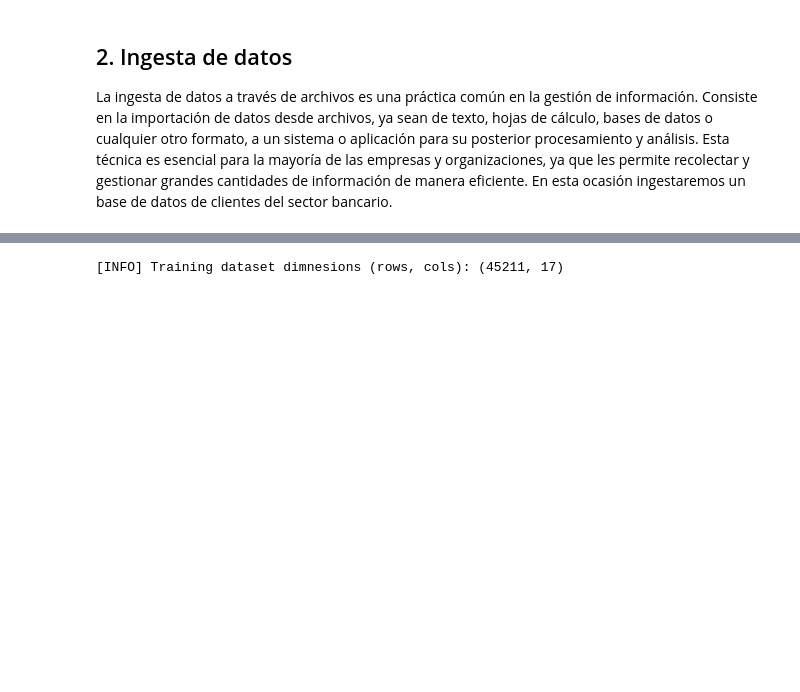
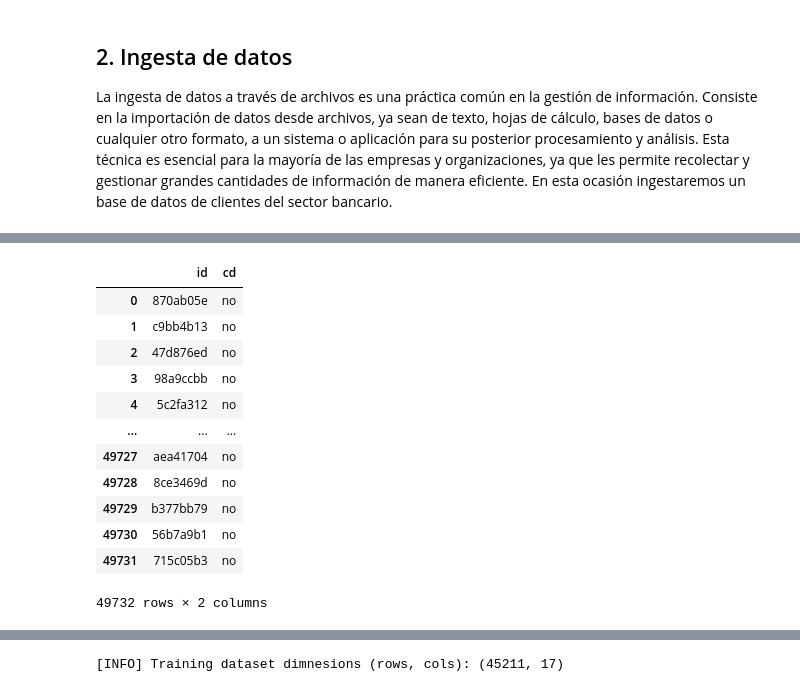
Before and after one commit to joefavergel/pbs-enae-python-beginners-course, a Jupyter notebook: 5-python-data-engineering.ipynb, the cells around one changed output, grey strips where cells are left out. Cells and saved outputs as stored; diff of their text form; code cells hidden in the pictures; blank space fills up the shorter version.

```diff
--- a/5-python-data-engineering.ipynb
+++ b/5-python-data-engineering.ipynb
@@ -163,0 +133,22 @@ Requirement already satisfied: six>=1.5 in /Users/joefaver/anaconda3/envs/pbs/li
+# %%
+import pandas as pd
+
+cd = pd.read_csv("datasets/splitted-banking-marketing-targets/cd.csv")
+cd = cd.T
+cd.drop(['Unnamed: 0'], axis=0, inplace=True)
+cd = cd.rename(columns={0: 'id', 1: 'cd'})
+cd
+# %% [output]
+|  | id | cd |
+| 0 | 870ab05e | no |
+| 1 | c9bb4b13 | no |
+| 2 | 47d876ed | no |
+| 3 | 98a9ccbb | no |
+| 4 | 5c2fa312 | no |
+| ... | ... | ... |
+| 49727 | aea41704 | no |
+| 49728 | 8ce3469d | no |
+| 49729 | b377bb79 | no |
+| 49730 | 56b7a9b1 | no |
+| 49731 | 715c05b3 | no |
+49732 rows × 2 columns
```
Also changed, not shown: parts of 15 cells of this notebook.
